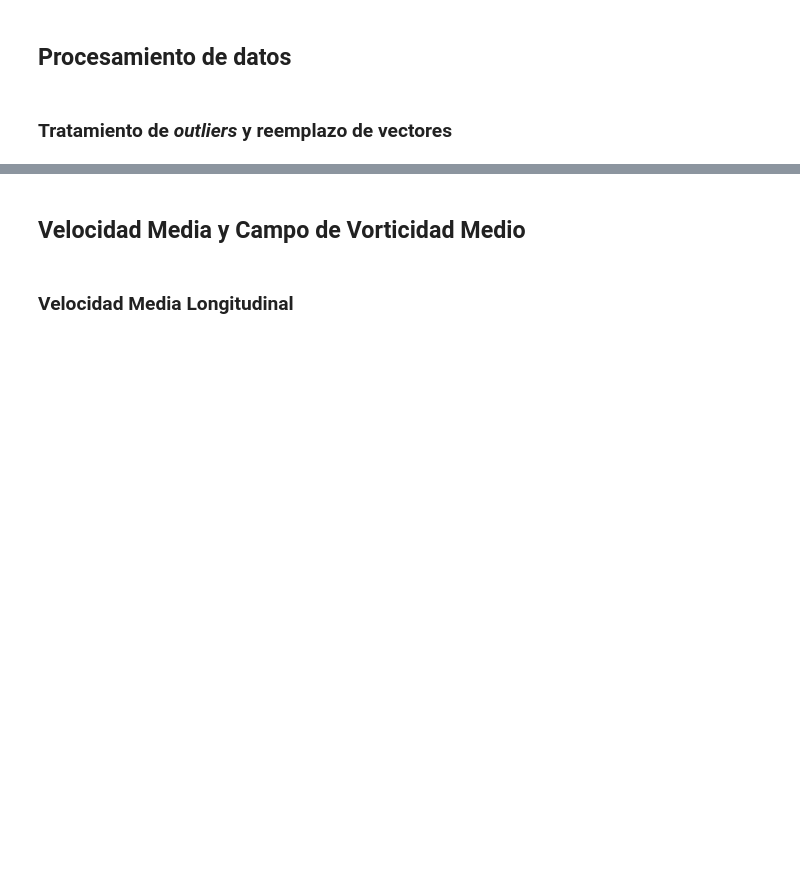
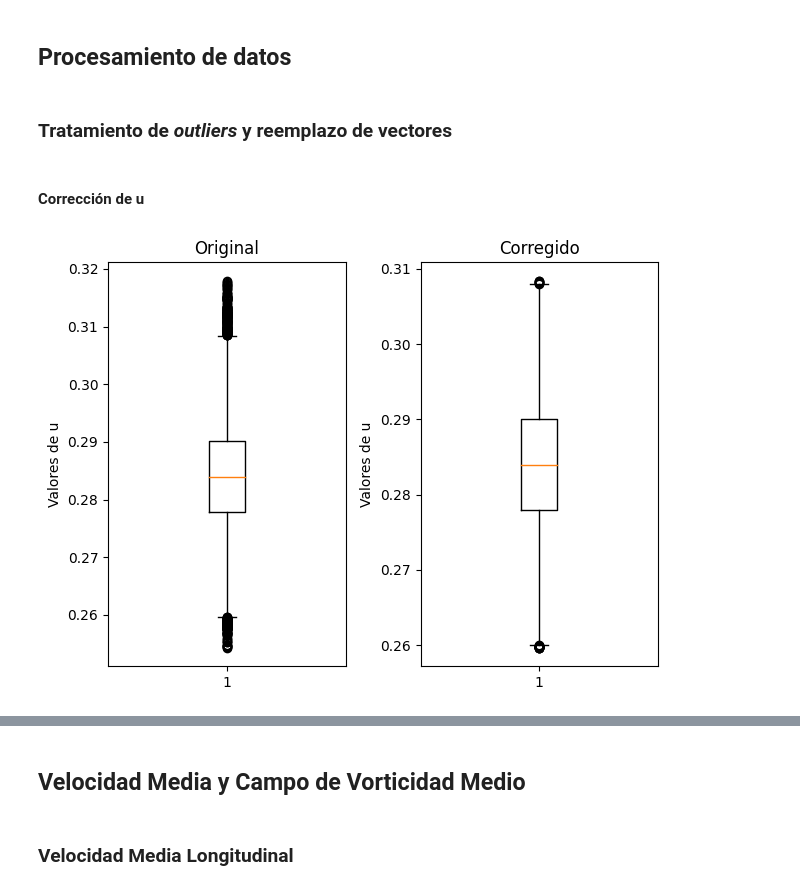
Before and after one commit to Daniel-SebastianGaete/ProyectoFluidos, a Jupyter notebook: main.ipynb, the cells around one changed output, grey strips where cells are left out. Drawn from its saved outputs; the diff is of its cells as text; code cells hidden in the pictures; blank space fills up the shorter version.

Commit message:
Agregar boxplots para ver vectores erróneos

```diff
--- a/main.ipynb
+++ b/main.ipynb
@@ -48,3 +48,22 @@ def replace_outliers(arr, k=1.5):
     replaced_arr[(arr < lower_limit) | (arr > upper_limit)] = np.mean(arr)  #Reemplaza outliers por la media
 
     return replaced_arr
+# %% [markdown]
+#### Corrección de u
+# %%
+fig,axis=plt.subplots(1,2)
+
+plt.sca(axis[0])
+plt.boxplot(np.mean(u, axis=(0,1)))
+plt.ylabel('Valores de u')
+plt.title('Original')
+
+plt.sca(axis[1])
+plt.boxplot(replace_outliers(np.mean(u, axis=(0,1)), k=1.5))
+plt.ylabel('Valores de u')
+plt.title('Corregido')
+
+plt.tight_layout()
+plt.show()
+# %% [output]
+[figure, added]
```
Also changed, not shown: parts of 6 cells of this notebook.
